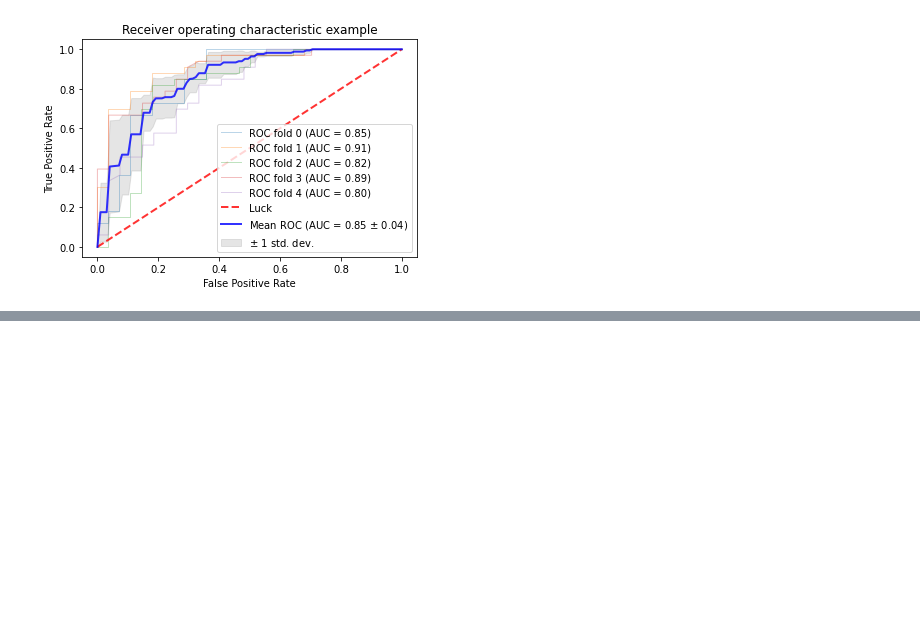
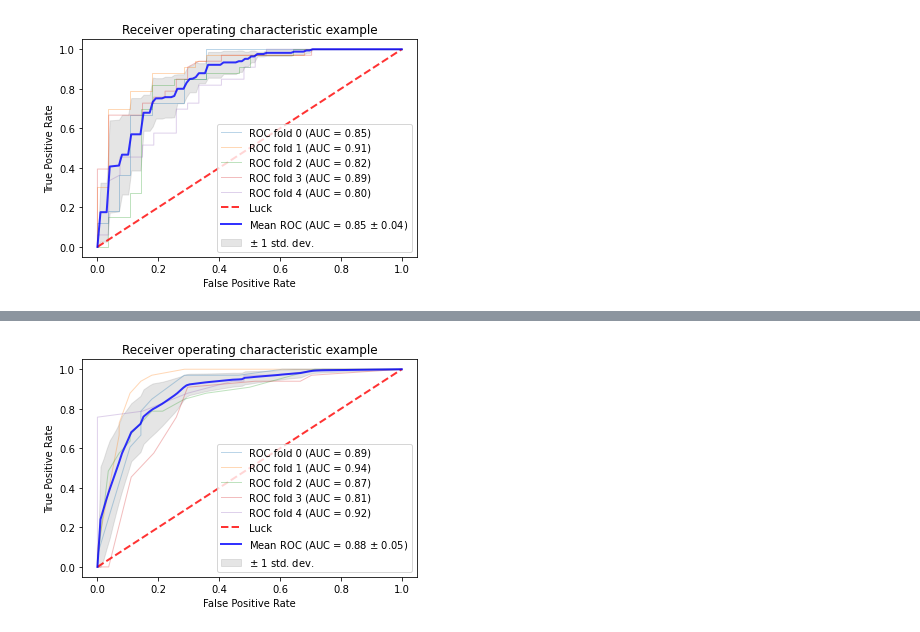
Before and after one commit to onlyabhilash/NLP-Heart-Failure-Prediction, a Jupyter notebook: Heart_Disease_UCI_FeatureEngg.ipynb, the cells around one changed output, grey strips where cells are left out. Saved outputs shown, nothing was run; the diff lists cells and outputs as text; code cells hidden in the pictures; blank space fills up the shorter version.

```diff
--- a/Heart_Disease_UCI_FeatureEngg.ipynb
+++ b/Heart_Disease_UCI_FeatureEngg.ipynb
@@ -456,0 +486,4 @@ acc test: 72.53
+# %%
+roc_graph_cv(dect,X[:,selectedFeatures],y)
+# %% [output]
+[figure, added]
```
Also changed, not shown: parts of 30 cells of this notebook.
